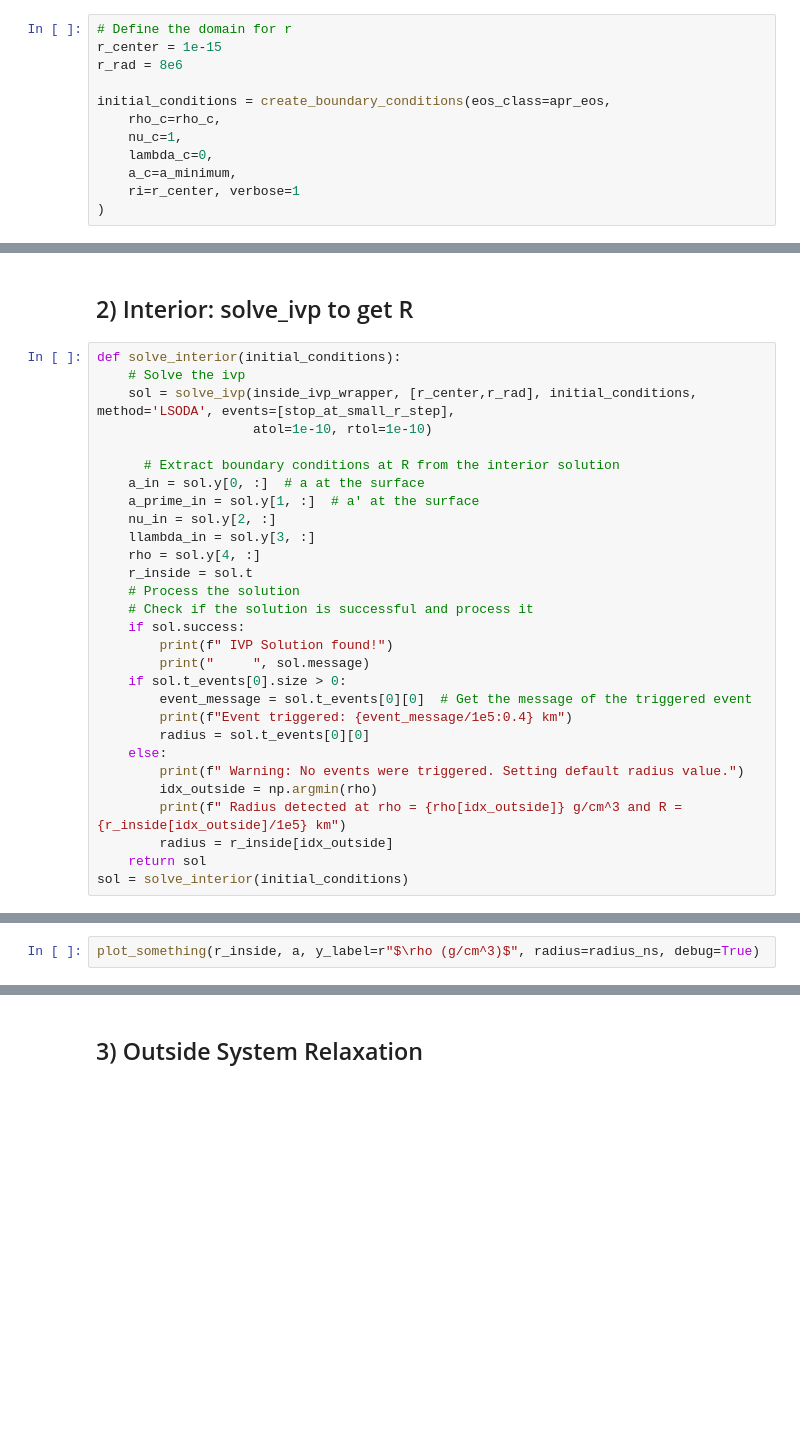
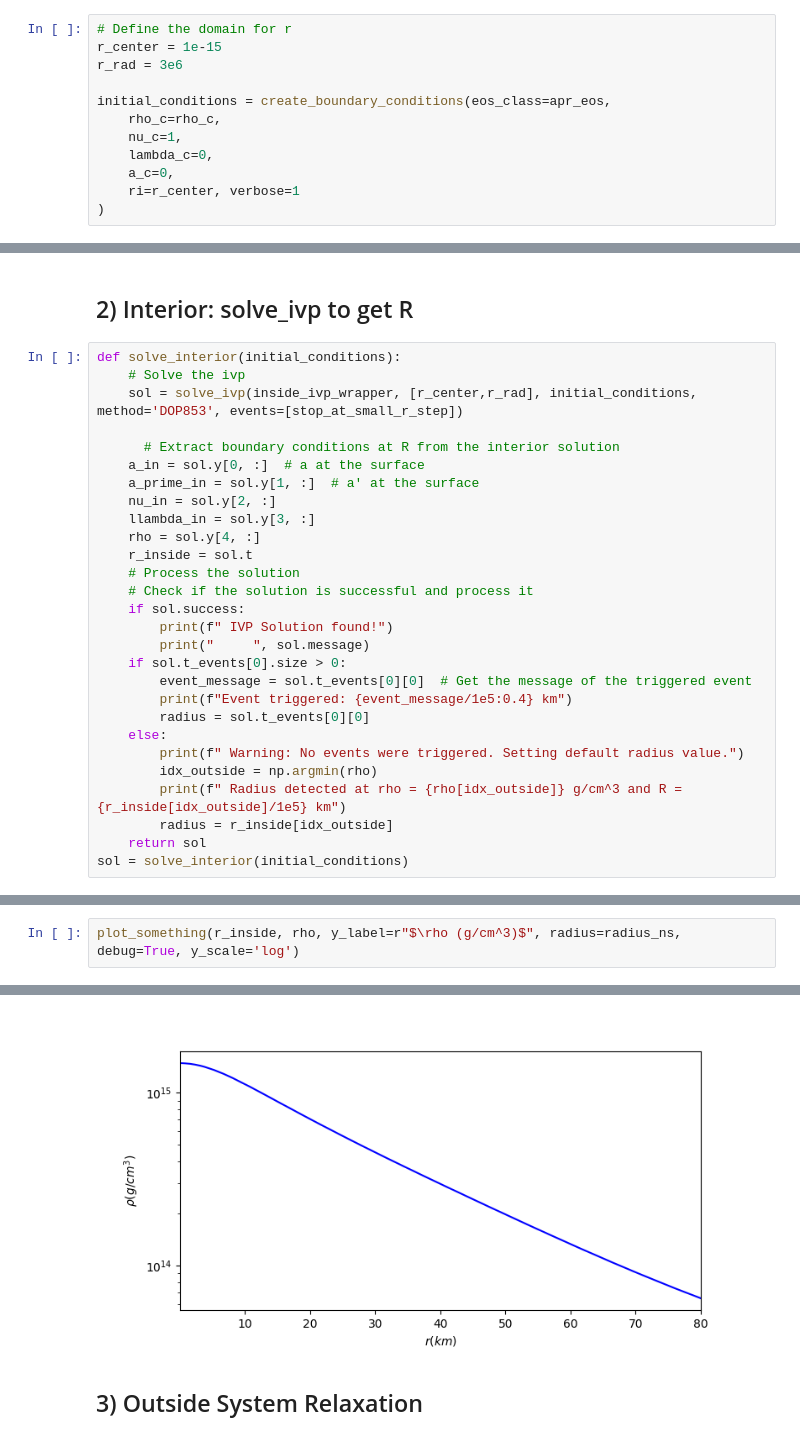
Before and after one commit to omarxz/pyTOVsolver, a Jupyter notebook: solver_full_test.ipynb, the cells around one changed output, grey strips where cells are left out. Saved outputs shown, nothing was run; the diff lists cells and outputs as text; blank space fills up the shorter version.

```diff
--- a/solver_full_test.ipynb
+++ b/solver_full_test.ipynb
@@ -84,13 +83,13 @@ rho_c = 1.488e+15
 # %%
 # Define the domain for r
 r_center = 1e-15
-r_rad = 8e6
+r_rad = 3e6
 
 initial_conditions = create_boundary_conditions(eos_class=apr_eos,
     rho_c=rho_c,
     nu_c=1,
     lambda_c=0,
-    a_c=a_minimum,
+    a_c=0,
     ri=r_center, verbose=1
 )
 # %% [output]
@@ -111,8 +110,7 @@ def inside_ivp_wrapper(r, y):
 # %%
 def solve_interior(initial_conditions):
     # Solve the ivp
-    sol = solve_ivp(inside_ivp_wrapper, [r_center,r_rad], initial_conditions, method='LSODA', events=[stop_at_small_r_step],
-                    atol=1e-10, rtol=1e-10)
+    sol = solve_ivp(inside_ivp_wrapper, [r_center,r_rad], initial_conditions, method='DOP853', events=[stop_at_small_r_step])
 
       # Extract boundary conditions at R from the interior solution
     a_in = sol.y[0, :]  # a at the surface
@@ -154,3 +152,3 @@ The star has radius = 80.0 km at density = 6.441e+13 g/cm^(3)
 # %%
-plot_something(r_inside, a, y_label=r"$\rho (g/cm^3)$", radius=radius_ns, debug=True)
+plot_something(r_inside, rho, y_label=r"$\rho (g/cm^3)$", radius=radius_ns, debug=True, y_scale='log')
 # %% [output]
@@ -158,3 +155,4 @@ NameError: name 'r_inside' is not defined
+[figure, added]
 # %% [markdown]
 ## 3) Outside System Relaxation
 # %%
```
Also changed, not shown: parts of 7 cells of this notebook, 1 other file.
